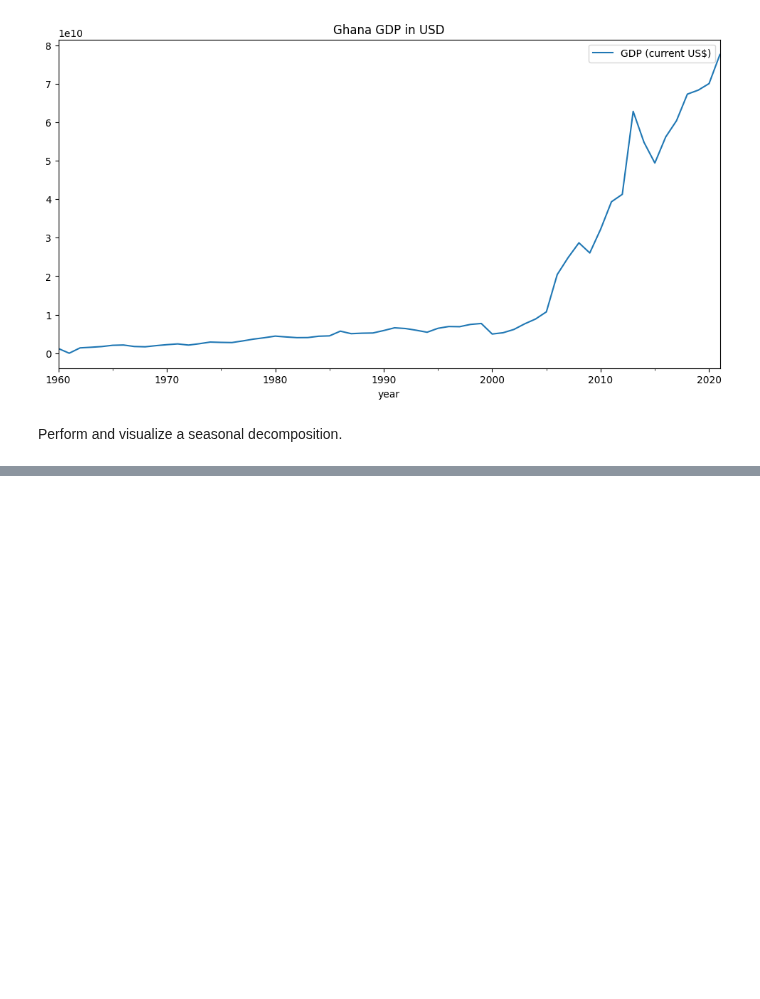
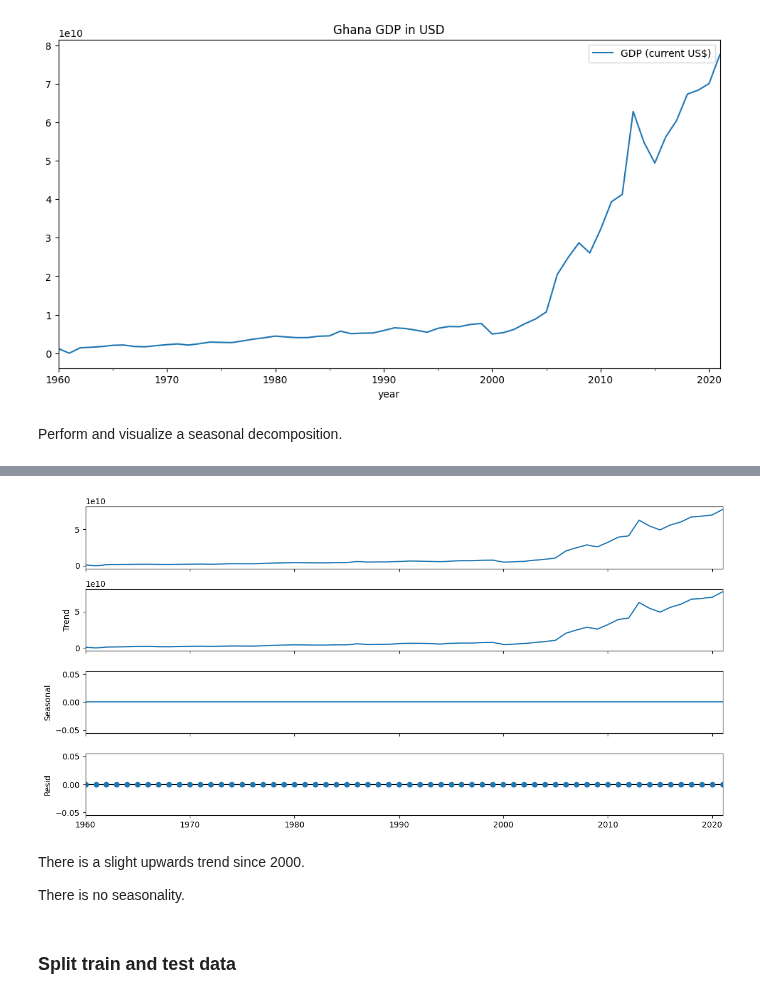
Before and after one commit to helios12/DataScienceProjects, a Jupyter notebook: tasks/task-10/Task-10-MATH-ML-13.Time_series.ipynb, the cells around one changed output, grey strips where cells are left out. Drawn from its saved outputs; the diff is of its cells as text; code cells hidden in the pictures; blank space fills up the shorter version.

```diff
--- a/tasks/task-10/Task-10-MATH-ML-13.Time_series.ipynb
+++ b/tasks/task-10/Task-10-MATH-ML-13.Time_series.ipynb
@@ -46,0 +48,14 @@ decomposition.plot()
+# %%
+plt.rcParams['figure.figsize'] = 12, 6
+
+decomposition = seasonal_decompose(data)
+decomposition.plot()
+plt.show()
+# %% [output]
+[figure, added]
+# %% [markdown]
+There is a slight upwards trend since 2000.
+
+There is no seasonality.
+# %% [markdown]
+### Split train and test data
```
Also changed, not shown: parts of 20 cells of this notebook.
